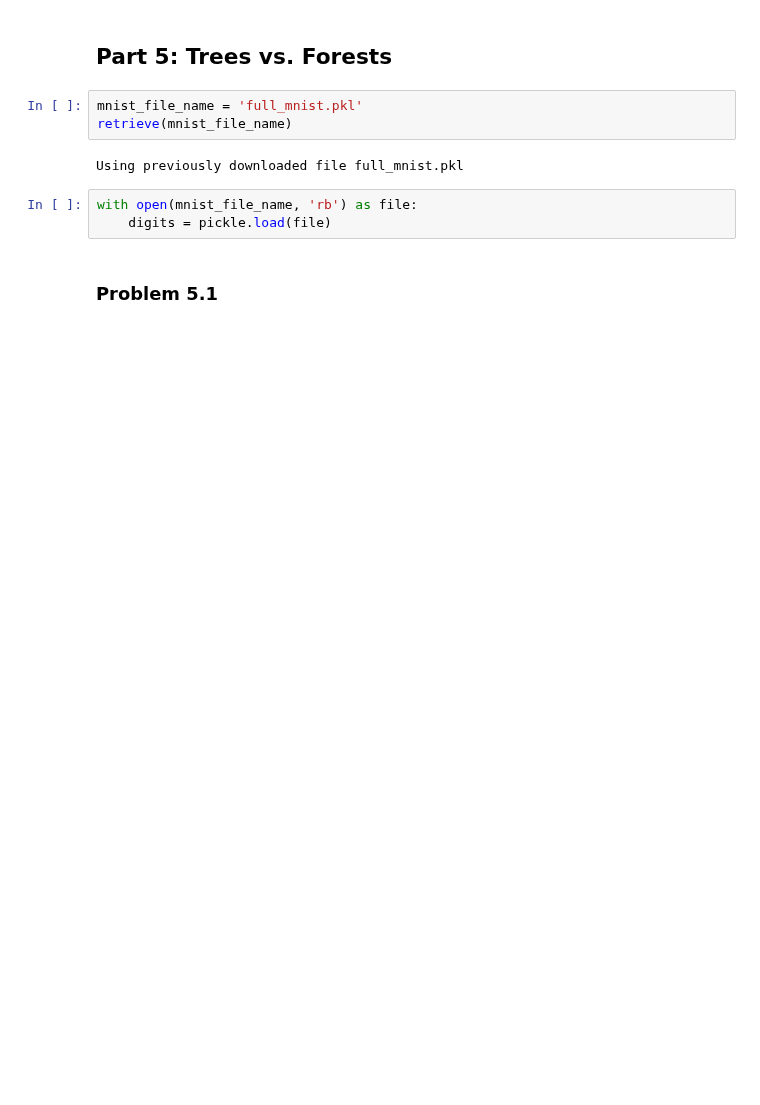
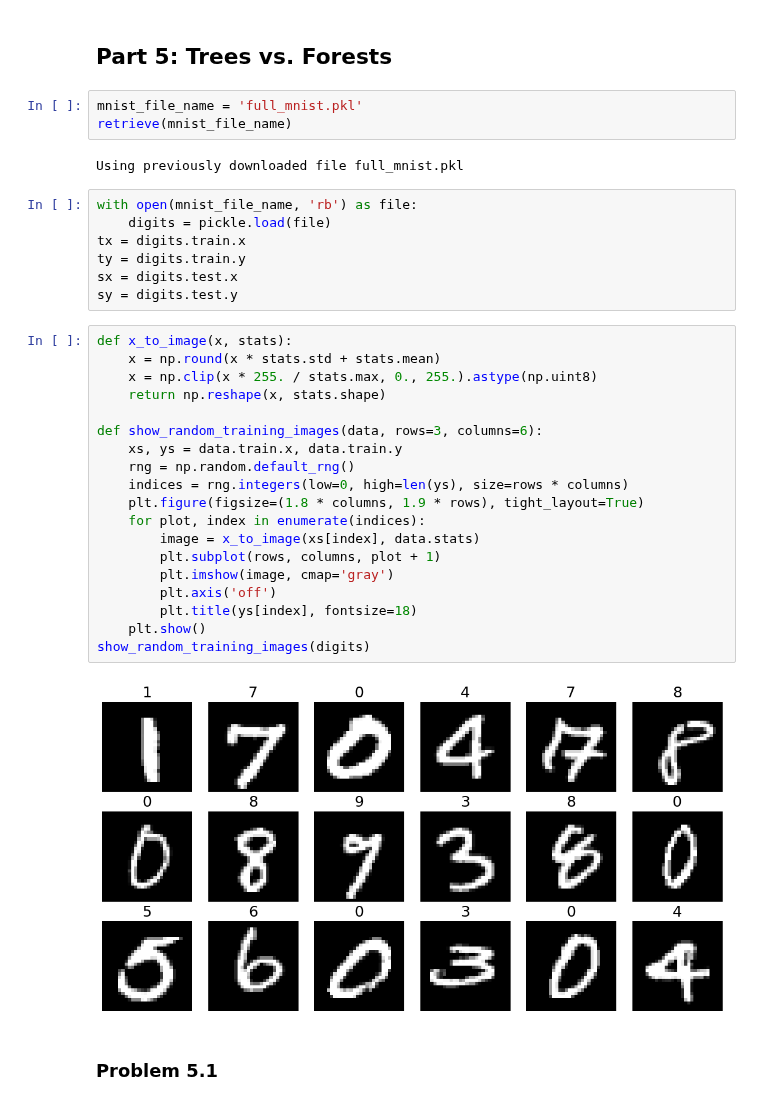
Before and after one commit to glianx/cs371, a Jupyter notebook: hw7/gordon.ipynb, the cells around one changed output. Cells and saved outputs as stored; diff of their text form; blank space fills up the shorter version.

```diff
--- a/hw7/gordon.ipynb
+++ b/hw7/gordon.ipynb
@@ -337,5 +319,30 @@ Using previously downloaded file full_mnist.pkl
 # %%
 with open(mnist_file_name, 'rb') as file:
     digits = pickle.load(file)
+tx = digits.train.x
+ty = digits.train.y
+sx = digits.test.x
+sy = digits.test.y
+# %%
+def x_to_image(x, stats):
+    x = np.round(x * stats.std + stats.mean)
+    x = np.clip(x * 255. / stats.max, 0., 255.).astype(np.uint8)
+    return np.reshape(x, stats.shape)
+
+def show_random_training_images(data, rows=3, columns=6):
+    xs, ys = data.train.x, data.train.y
+    rng = np.random.default_rng()
+    indices = rng.integers(low=0, high=len(ys), size=rows * columns)
+    plt.figure(figsize=(1.8 * columns, 1.9 * rows), tight_layout=True)
+    for plot, index in enumerate(indices):
+        image = x_to_image(xs[index], data.stats)
+        plt.subplot(rows, columns, plot + 1)
+        plt.imshow(image, cmap='gray')
+        plt.axis('off')
+        plt.title(ys[index], fontsize=18)
+    plt.show()
+show_random_training_images(digits)
+# %% [output]
+[figure, added]
 # %% [markdown]
 ### Problem 5.1
```
Also changed, not shown: parts of 12 cells of this notebook.
